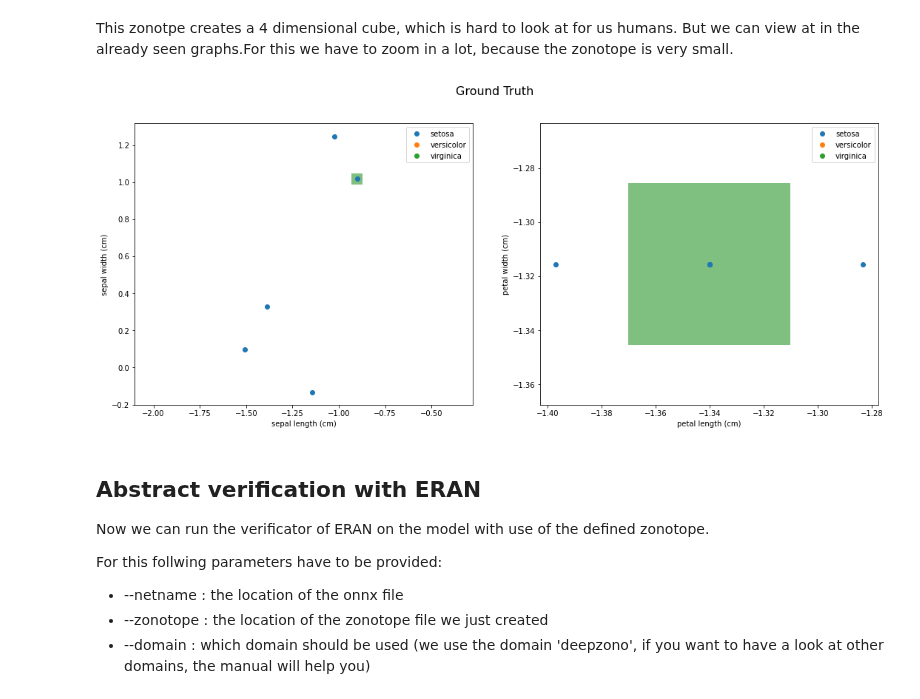
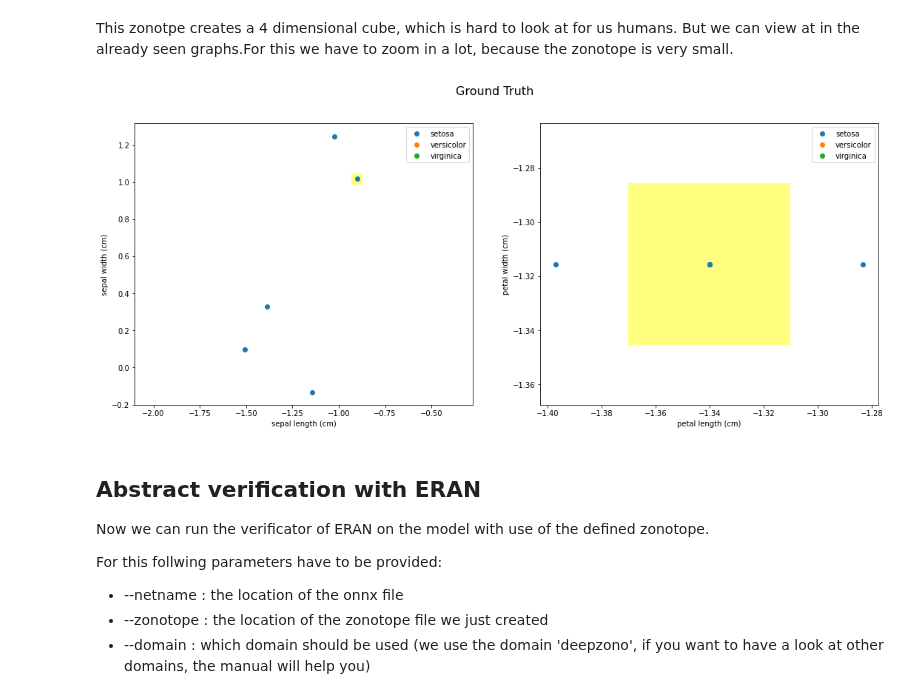
Before and after one commit to DDiekmann/Applied-Verification-Lab-Neural-Networks, a Jupyter notebook: Tutorials/Verification_by_abstraction_with_eran.ipynb, the cells around one changed output. Saved outputs shown, nothing was run; the diff lists cells and outputs as text; code cells hidden in the pictures.

```diff
--- a/Tutorials/Verification_by_abstraction_with_eran.ipynb
+++ b/Tutorials/Verification_by_abstraction_with_eran.ipynb
@@ -203,15 +203,15 @@ This zonotpe creates a 4 dimensional cube, which is hard to look at for us human
 # %%
 fig, ax = plt.subplots(1, 2)
 fig.set_size_inches(18, 7)
 
 plots.show_plots(names, feature_names, X_scaled[:5], y[:5], title = 'Ground Truth', fig=fig, ax1= ax[0], ax2=ax[1])
 
 z = zono.from_file("small_zonotope_example.txt")
 z1, z2 = z.split()
-z1.visualize(shape = True, fig=fig, ax=ax[0])
-z2.visualize(shape = True, fig=fig, ax=ax[1])
+z1.visualize(shape = True, fig=fig, ax=ax[0], shape_color='yellow')
+z2.visualize(shape = True, fig=fig, ax=ax[1], shape_color='yellow')
 # %% [output]
-[figure, old version]
+[figure, new version]
 # %% [markdown]
 ## Abstract verification with ERAN
 Now we can run the verificator of ERAN on the model with use of the defined zonotope.
```
Also changed, not shown: parts of 4 cells of this notebook.
